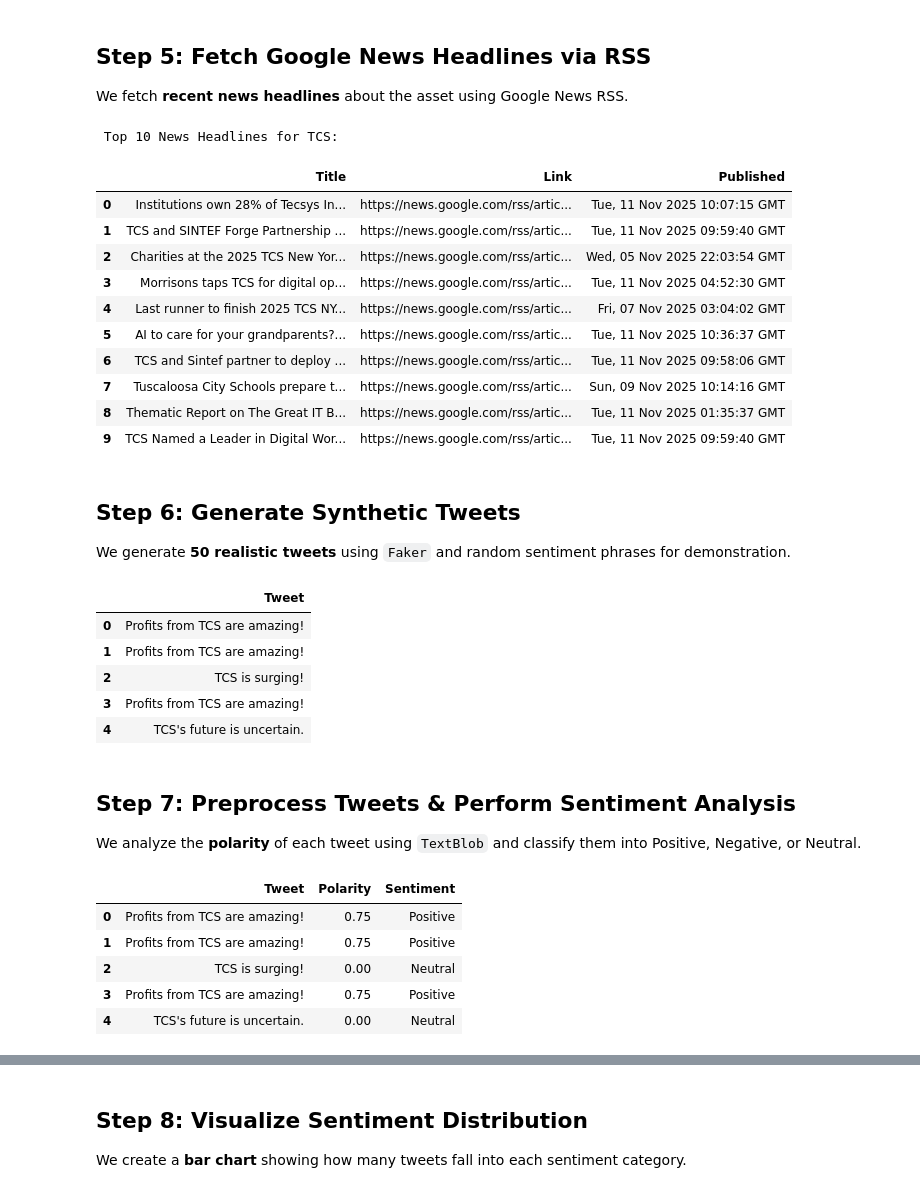
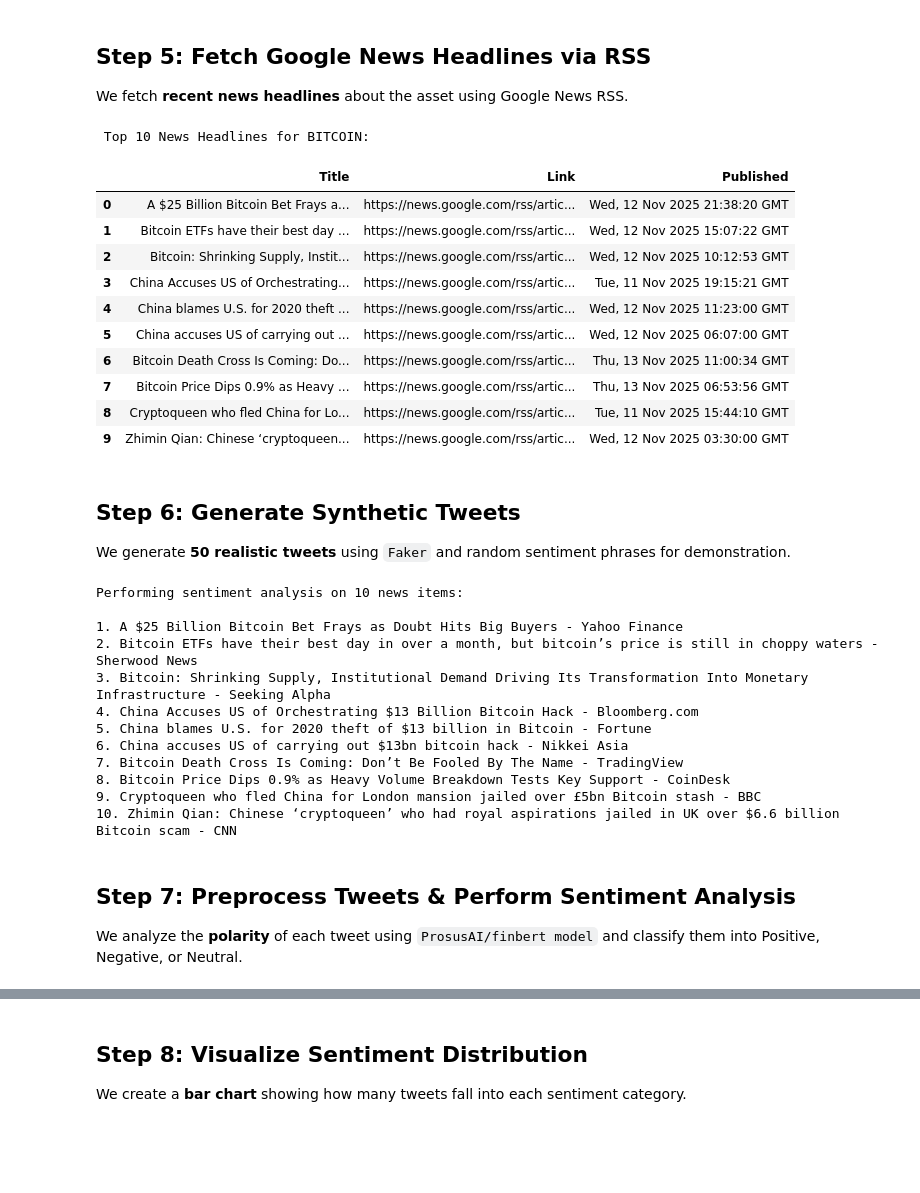
Before and after one commit to gopichandchalla16/infosys-internship-real-time-industry-insight-system, a Jupyter notebook: Project_Sprint1.ipynb, the cells around one changed output, grey strips where cells are left out. Cells and saved outputs as stored; diff of their text form; code cells hidden in the pictures; blank space fills up the shorter version.

```diff
--- a/Project_Sprint1.ipynb
+++ b/Project_Sprint1.ipynb
@@ -241,33 +248,43 @@ We fetch **recent news headlines** about the asset using Google News RSS.
 # %%
 # Construct RSS feed URL for Google News
 company_name=asset_name.replace(" ", "");
 rss_url = f"https://news.google.com/rss/search?q={company_name}&hl=en-US&gl=US&ceid=US:en"
-
+global news_items
 feed = feedparser.parse(rss_url)
 news_items = [{"Title": entry.title, "Link": entry.link, "Published": entry.published} for entry in feed.entries[:10]]
 titles = [item["Title"] for item in news_items]
 links = [item["Link"] for item in news_items]
 news_df = pd.DataFrame(news_items)
 print(f"\n Top 10 News Headlines for {asset_name}:")
 display(news_df)
 # %% [output]
- Top 10 News Headlines for TCS:
+ Top 10 News Headlines for BITCOIN:
 |  | Title | Link | Published |
-| 0 | Institutions own 28% of Tecsys In... | https://news.google.com/rss/artic... | Tue, 11 Nov 2025 10:07:15 GMT |
-| 1 | TCS and SINTEF Forge Partnership ... | https://news.google.com/rss/artic... | Tue, 11 Nov 2025 09:59:40 GMT |
-| 2 | Charities at the 2025 TCS New Yor... | https://news.google.com/rss/artic... | Wed, 05 Nov 2025 22:03:54 GMT |
-| 3 | Morrisons taps TCS for digital op... | https://news.google.com/rss/artic... | Tue, 11 Nov 2025 04:52:30 GMT |
-| 4 | Last runner to finish 2025 TCS NY... | https://news.google.com/rss/artic... | Fri, 07 Nov 2025 03:04:02 GMT |
-| 5 | AI to care for your grandparents?... | https://news.google.com/rss/artic... | Tue, 11 Nov 2025 10:36:37 GMT |
-| 6 | TCS and Sintef partner to deploy ... | https://news.google.com/rss/artic... | Tue, 11 Nov 2025 09:58:06 GMT |
-| 7 | Tuscaloosa City Schools prepare t... | https://news.google.com/rss/artic... | Sun, 09 Nov 2025 10:14:16 GMT |
-| 8 | Thematic Report on The Great IT B... | https://news.google.com/rss/artic... | Tue, 11 Nov 2025 01:35:37 GMT |
-| 9 | TCS Named a Leader in Digital Wor... | https://news.google.com/rss/artic... | Tue, 11 Nov 2025 09:59:40 GMT |
+| 0 | A $25 Billion Bitcoin Bet Frays a... | https://news.google.com/rss/artic... | Wed, 12 Nov 2025 21:38:20 GMT |
+| 1 | Bitcoin ETFs have their best day ... | https://news.google.com/rss/artic... | Wed, 12 Nov 2025 15:07:22 GMT |
+| 2 | Bitcoin: Shrinking Supply, Instit... | https://news.google.com/rss/artic... | Wed, 12 Nov 2025 10:12:53 GMT |
+| 3 | China Accuses US of Orchestrating... | https://news.google.com/rss/artic... | Tue, 11 Nov 2025 19:15:21 GMT |
+| 4 | China blames U.S. for 2020 theft ... | https://news.google.com/rss/artic... | Wed, 12 Nov 2025 11:23:00 GMT |
+| 5 | China accuses US of carrying out ... | https://news.google.com/rss/artic... | Wed, 12 Nov 2025 06:07:00 GMT |
+| 6 | Bitcoin Death Cross Is Coming: Do... | https://news.google.com/rss/artic... | Thu, 13 Nov 2025 11:00:34 GMT |
+| 7 | Bitcoin Price Dips 0.9% as Heavy ... | https://news.google.com/rss/artic... | Thu, 13 Nov 2025 06:53:56 GMT |
+| 8 | Cryptoqueen who fled China for Lo... | https://news.google.com/rss/artic... | Tue, 11 Nov 2025 15:44:10 GMT |
+| 9 | Zhimin Qian: Chinese ‘cryptoqueen... | https://news.google.com/rss/artic... | Wed, 12 Nov 2025 03:30:00 GMT |
 # %% [markdown]
 ## Step 6: Generate Synthetic Tweets
 We generate **50 realistic tweets** using `Faker` and random sentiment phrases for demonstration.
 # %%
+from faker import Faker
+import random
+import pandas as pd
+
 fake = Faker()
+
+# Fix: properly close the list after 'else'
+texts = [n["Title"] for n in news_items] if news_items else [
+    fake.sentence(nb_words=6) for _ in range(10)
+]
+
 positive_phrases = [
     f"{company_name} is surging!",
     f"Profits from {company_name} are amazing!",
@@ -305,29 +322,28 @@ for _ in range(50):
         tweets.append(random.choice(neutral_phrases))
 
 tweets_df = pd.DataFrame(tweets, columns=["Tweet"])
-tweets_df.head()
+
+# Display output based on the data source used
+if news_items:
+    print(f"\nPerforming sentiment analysis on {len(texts)} news items:\n")
+    for i, text in enumerate(texts, 1):
+        print(f"{i}. {text}")
+else:
+    print(f"\nPerforming sentiment analysis on {len(tweets_df)} generated tweets:\n")
+    print(tweets_df)
 # %% [output]
-|  | Tweet |
-| 0 | Profits from TCS are amazing! |
-| 1 | Profits from TCS are amazing! |
-| 2 | TCS is surging! |
-| 3 | Profits from TCS are amazing! |
-| 4 | TCS's future is uncertain. |
+Performing sentiment analysis on 10 news items:
+
+1. A $25 Billion Bitcoin Bet Frays as Doubt Hits Big Buyers - Yahoo Finance
+2. Bitcoin ETFs have their best day in over a month, but bitcoin’s price is still in choppy waters - Sherwood News
+3. Bitcoin: Shrinking Supply, Institutional Demand Driving Its Transformation Into Monetary Infrastructure - Seeking Alpha
+4. China Accuses US of Orchestrating $13 Billion Bitcoin Hack - Bloomberg.com
+5. China blames U.S. for 2020 theft of $13 billion in Bitcoin - Fortune
+6. China accuses US of carrying out $13bn bitcoin hack - Nikkei Asia
+7. Bitcoin Death Cross Is Coming: Don’t Be Fooled By The Name - TradingView
+8. Bitcoin Price Dips 0.9% as Heavy Volume Breakdown Tests Key Support - CoinDesk
+9. Cryptoqueen who fled China for London mansion jailed over £5bn Bitcoin stash - BBC
+10. Zhimin Qian: Chinese ‘cryptoqueen’ who had royal aspirations jailed in UK over $6.6 billion Bitcoin scam - CNN
 # %% [markdown]
 ## Step 7: Preprocess Tweets & Perform Sentiment Analysis
-We analyze the **polarity** of each tweet using `TextBlob` and classify them into Positive, Negative, or Neutral.
+We analyze the **polarity** of each tweet using `ProsusAI/finbert model` and classify them into Positive, Negative, or Neutral.
-# %%
-# Sentiment polarity
-tweets_df["Polarity"] = tweets_df["Tweet"].apply(lambda x: TextBlob(x).sentiment.polarity)
-# Sentiment category
-tweets_df["Sentiment"] = tweets_df["Polarity"].apply(
-    lambda x: "Positive" if x > 0 else ("Negative" if x < 0 else "Neutral")
-)
-tweets_df.head()
-# %% [output]
-|  | Tweet | Polarity | Sentiment |
-| 0 | Profits from TCS are amazing! | 0.75 | Positive |
-| 1 | Profits from TCS are amazing! | 0.75 | Positive |
-| 2 | TCS is surging! | 0.00 | Neutral |
-| 3 | Profits from TCS are amazing! | 0.75 | Positive |
-| 4 | TCS's future is uncertain. | 0.00 | Neutral |
```
Also changed, not shown: parts of 17 cells of this notebook.
